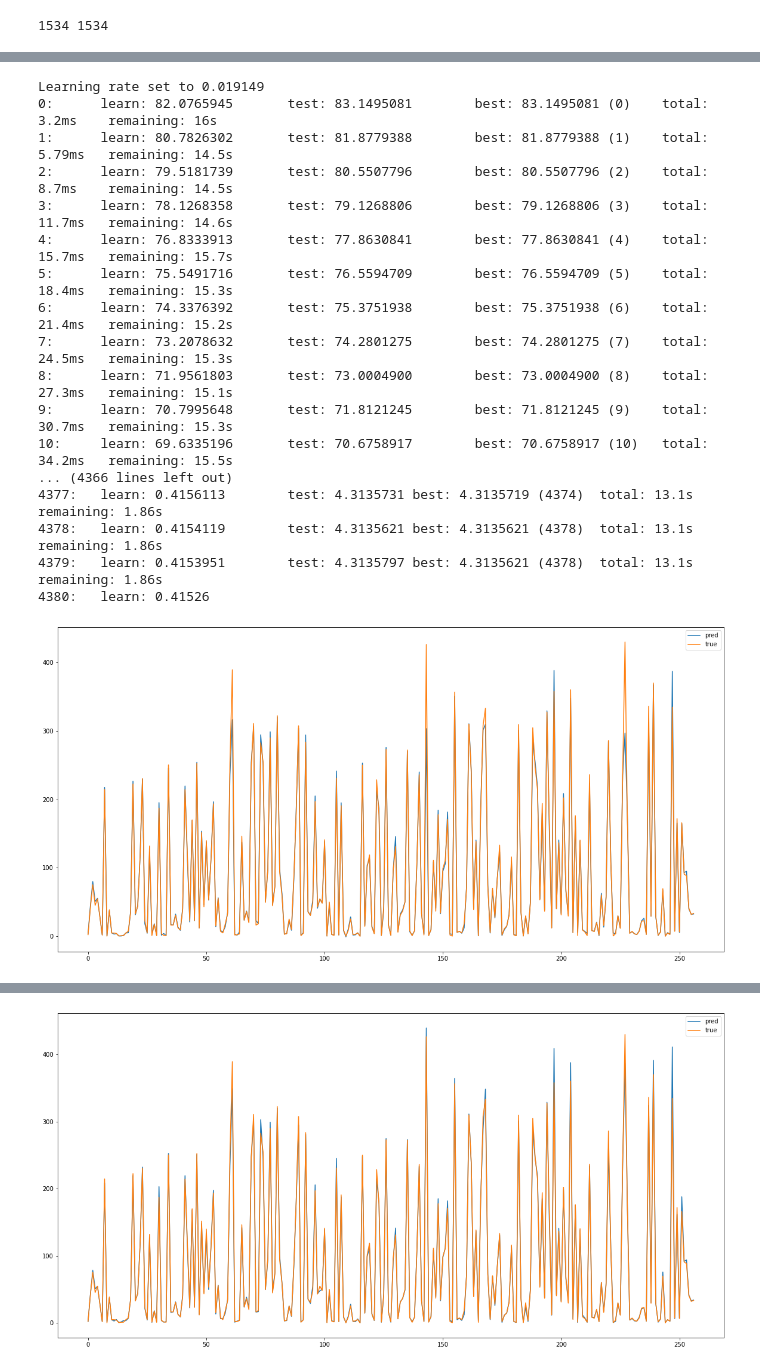
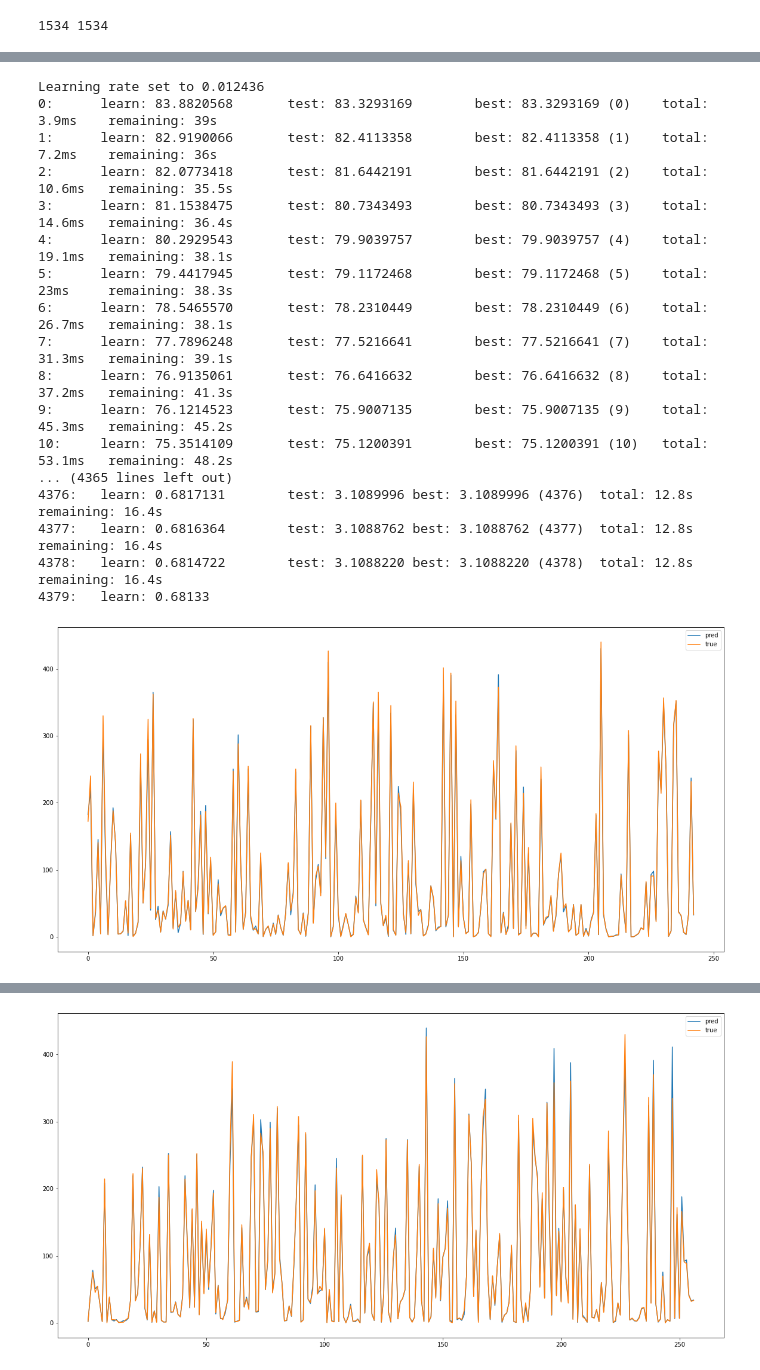
Before and after one commit to 0moonmoon0/FINALFINALxDxD, a Jupyter notebook: Final.ipynb, the cells around one changed output, grey strips where cells are left out. Drawn from its saved outputs; the diff is of its cells as text; code cells hidden in the pictures.

```diff
--- a/Final.ipynb
+++ b/Final.ipynb
@@ -394,7 +267,10 @@ train_df = train_df[train_df.최근분무량 != 0]
 # %%
+train_df = train_df[train_df['CO2관측치'] > 0]
+train_df = train_df[train_df['최근분무량'] > 0]
+
 firstfeats = ['내부온도관측치', '외부온도관측치', '내부습도관측치', '외부습도관측치', 'CO2관측치', 'EC관측치','최근분무량']
 
-secondfeats = ['냉방온도', '냉방부하','난방온도', '난방부하']
+secondfeats = ['냉방온도', '냉방부하','난방온도', '난방부하', '비율']
 
 thirdfeats = ['화이트 LED동작강도', '레드 LED동작강도', '블루 LED동작강도', '총추정광량', '백색광추정광량', '적색광추정광량', '청색광추정광량']
 
@@ -402,8 +278,10 @@ for feat in firstfeats:
 
     fig = px.scatter(train_df[feat], hover_name=train_df["이미지"])
     fig.show()
+    fig = px.scatter(test_df[feat], hover_name=test_df["이미지"])
+    fig.show()
 
-what = train_df[train_df['최근분무량'] > 10000]
+what = train_df[train_df['최근분무량'] < -1]
 what
 # %% [output]
 |  | 내부온도관측치 | 외부온도관측치 | 내부습도관측치 | 외부습도관측치 | CO2관측치 | EC관측치 | 최근분무량 | 화이트 LED동작강도 | 레드 LED동작강도 | 블루 LED동작강도 | ... |
@@ -662,20 +541,20 @@ submission.to_csv('./CNNsubmit.csv', index=False)
 #         '최근분무량', '화이트 LED동작강도', '레드 LED동작강도', '블루 LED동작강도', '냉방온도', '냉방부하',
 #         '난방온도', '난방부하', '총추정광량', '백색광추정광량', '적색광추정광량', '청색광추정광량']
 
-train_df = train_df[train_df.최근분무량 != 0]
+train_df = train_df[train_df.최근분무량 > 0]
 
 features = ['내부온도관측치', '외부온도관측치', '내부습도관측치', '외부습도관측치', 'CO2관측치', 'EC관측치',
          '최근분무량', '냉방온도', '냉방부하',
-         '난방온도', '난방부하', '백색광추정광량', '적색광추정광량', '청색광추정광량', '비율', "무게"]
+         '난방온도', '난방부하', '백색광추정광량', '적색광추정광량', '청색광추정광량', '비율']
 
 train_col = train_df[features]
 
-# test_col = test_df[features]
+test_col = test_df[features]
 
 train_target = train_df["무게"]
 
 train_x, val_x, train_y, val_y = train_test_split(train_col, train_target, test_size=0.2, random_state=32)
 
-train_col_corr = train_col.corr()['무게']
-train_col_corr = pd.DataFrame(train_col_corr.sort_values(ascending=False), columns=['무게'])
-train_col_corr.style.background_gradient(cmap='viridis')
+# train_col_corr = train_col.corr()['무게']
+# train_col_corr = pd.DataFrame(train_col_corr.sort_values(ascending=False), columns=['무게'])
+# train_col_corr.style.background_gradient(cmap='viridis')
@@ -700,36 +561,55 @@ train_col_corr.style.background_gradient(cmap='viridis')
+# %%
+CBR = CatBoostRegressor()
+
+parameters = {'depth'         : [6,7,8,9,10],
+             'learning_rate' : [0.0001,0.0005, 0.001,0.005,0.01],
+              'iterations'    : [500,1000,2500,5000, 10000, 20000]
+             }
+
+Grid_CBC = GridSearchCV(estimator=CBR, param_grid = parameters, cv = 3, n_jobs=-1)
+Grid_CBC.fit(train_x, train_y)
+
+print(" Results from Grid Search " )
+print("\n The best estimator across ALL searched params:\n",Grid_CBC.best_estimator_)
+print("\n The best score across ALL searched params:\n",Grid_CBC.best_score_)
+print("\n The best parameters across ALL searched params:\n",Grid_CBC.best_params_)
 # %%
-CATmodel = CatBoostRegressor(verbose=1, n_estimators=5000,  eval_metric='MAE')
+CATmodel = CatBoostRegressor(verbose=1, n_estimators=10000,  eval_metric='MAE', early_stopping_rounds=100)
 CATmodel.fit(train_x, train_y, eval_set=[(val_x, val_y)],
                    use_best_model=True)
 
 val_pred = CATmodel.predict(val_x)
 plt.figure(figsize=(20,10))
 plt.plot(np.array(val_pred),label = "pred")
 plt.plot(np.array(val_y),label = "true")
 plt.legend()
 plt.show()
 
+train_score = CATmodel.score(train_x, train_y) # train (learn) score
+
+val_score = CATmodel.score(val_x, val_y) # val (test) score
+
 # mae
 # print("MAE: ",mean_absolute_error(val_y, val_pred))
 # %% [output]
-Learning rate set to 0.019149
-0:      learn: 82.0765945       test: 83.1495081        best: 83.1495081 (0)    total: 3.2ms    remaining: 16s
-1:      learn: 80.7826302       test: 81.8779388        best: 81.8779388 (1)    total: 5.79ms   remaining: 14.5s
-2:      learn: 79.5181739       test: 80.5507796        best: 80.5507796 (2)    total: 8.7ms    remaining: 14.5s
-3:      learn: 78.1268358       test: 79.1268806        best: 79.1268806 (3)    total: 11.7ms   remaining: 14.6s
-4:      learn: 76.8333913       test: 77.8630841        best: 77.8630841 (4)    total: 15.7ms   remaining: 15.7s
-5:      learn: 75.5491716       test: 76.5594709        best: 76.5594709 (5)    total: 18.4ms   remaining: 15.3s
-6:      learn: 74.3376392       test: 75.3751938        best: 75.3751938 (6)    total: 21.4ms   remaining: 15.2s
-7:      learn: 73.2078632       test: 74.2801275        best: 74.2801275 (7)    total: 24.5ms   remaining: 15.3s
-8:      learn: 71.9561803       test: 73.0004900        best: 73.0004900 (8)    total: 27.3ms   remaining: 15.1s
-9:      learn: 70.7995648       test: 71.8121245        best: 71.8121245 (9)    total: 30.7ms   remaining: 15.3s
-10:     learn: 69.6335196       test: 70.6758917        best: 70.6758917 (10)   total: 34.2ms   remaining: 15.5s
-... (4366 lines left out)
-4377:   learn: 0.4156113        test: 4.3135731 best: 4.3135719 (4374)  total: 13.1s    remaining: 1.86s
-4378:   learn: 0.4154119        test: 4.3135621 best: 4.3135621 (4378)  total: 13.1s    remaining: 1.86s
-4379:   learn: 0.4153951        test: 4.3135797 best: 4.3135621 (4378)  total: 13.1s    remaining: 1.86s
-4380:   learn: 0.41526
+Learning rate set to 0.012436
+0:      learn: 83.8820568       test: 83.3293169        best: 83.3293169 (0)    total: 3.9ms    remaining: 39s
+1:      learn: 82.9190066       test: 82.4113358        best: 82.4113358 (1)    total: 7.2ms    remaining: 36s
+2:      learn: 82.0773418       test: 81.6442191        best: 81.6442191 (2)    total: 10.6ms   remaining: 35.5s
+3:      learn: 81.1538475       test: 80.7343493        best: 80.7343493 (3)    total: 14.6ms   remaining: 36.4s
+4:      learn: 80.2929543       test: 79.9039757        best: 79.9039757 (4)    total: 19.1ms   remaining: 38.1s
+5:      learn: 79.4417945       test: 79.1172468        best: 79.1172468 (5)    total: 23ms     remaining: 38.3s
+6:      learn: 78.5465570       test: 78.2310449        best: 78.2310449 (6)    total: 26.7ms   remaining: 38.1s
+7:      learn: 77.7896248       test: 77.5216641        best: 77.5216641 (7)    total: 31.3ms   remaining: 39.1s
+8:      learn: 76.9135061       test: 76.6416632        best: 76.6416632 (8)    total: 37.2ms   remaining: 41.3s
+9:      learn: 76.1214523       test: 75.9007135        best: 75.9007135 (9)    total: 45.3ms   remaining: 45.2s
+10:     learn: 75.3514109       test: 75.1200391        best: 75.1200391 (10)   total: 53.1ms   remaining: 48.2s
+... (4365 lines left out)
+4376:   learn: 0.6817131        test: 3.1089996 best: 3.1089996 (4376)  total: 12.8s    remaining: 16.4s
+4377:   learn: 0.6816364        test: 3.1088762 best: 3.1088762 (4377)  total: 12.8s    remaining: 16.4s
+4378:   learn: 0.6814722        test: 3.1088220 best: 3.1088220 (4378)  total: 12.8s    remaining: 16.4s
+4379:   learn: 0.68133
-[figure, old version]
+[figure, new version]
 # %%
 CATresult = CATmodel.predict(test_col)
 
```
Also changed, not shown: parts of 11 cells of this notebook.
